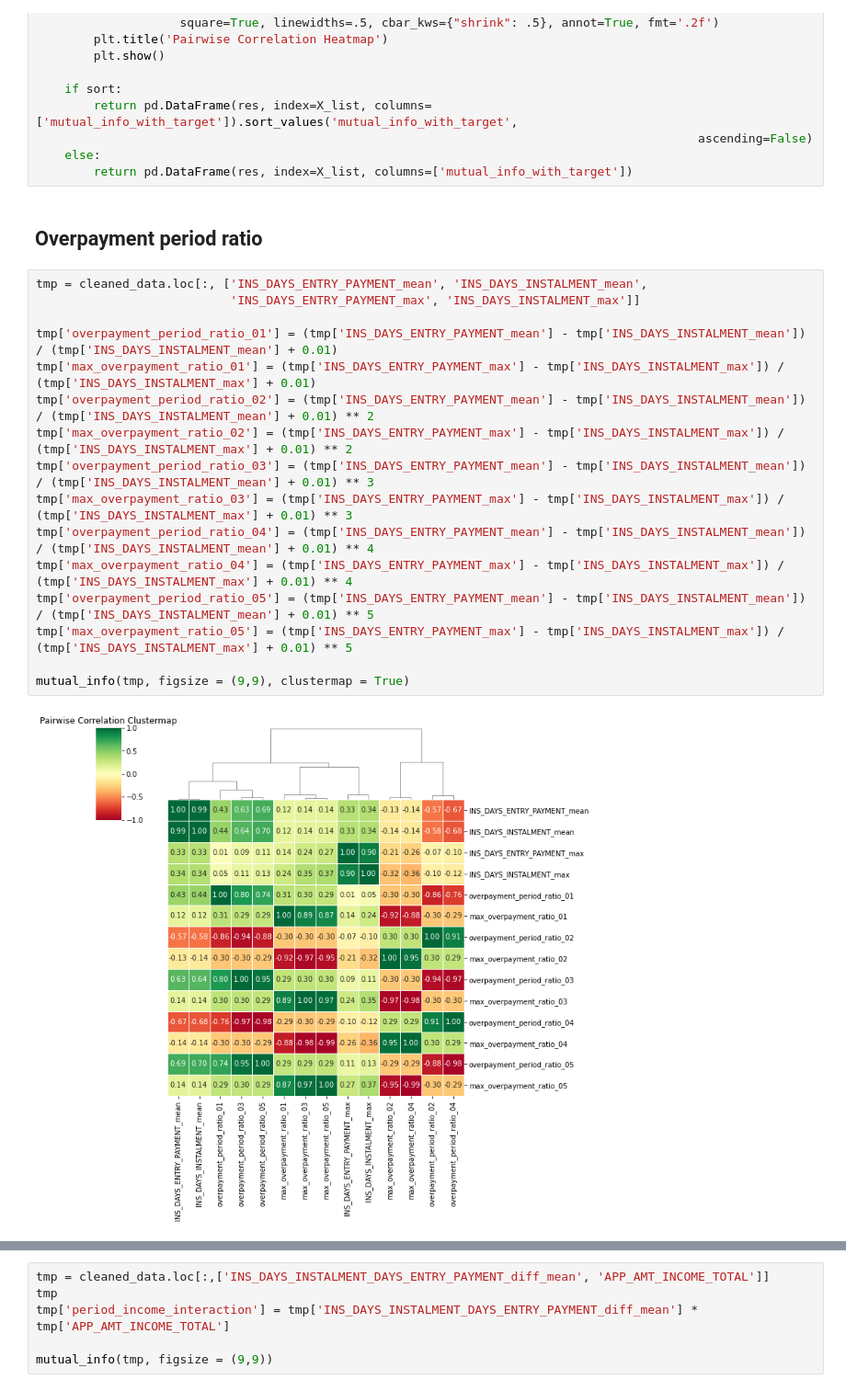
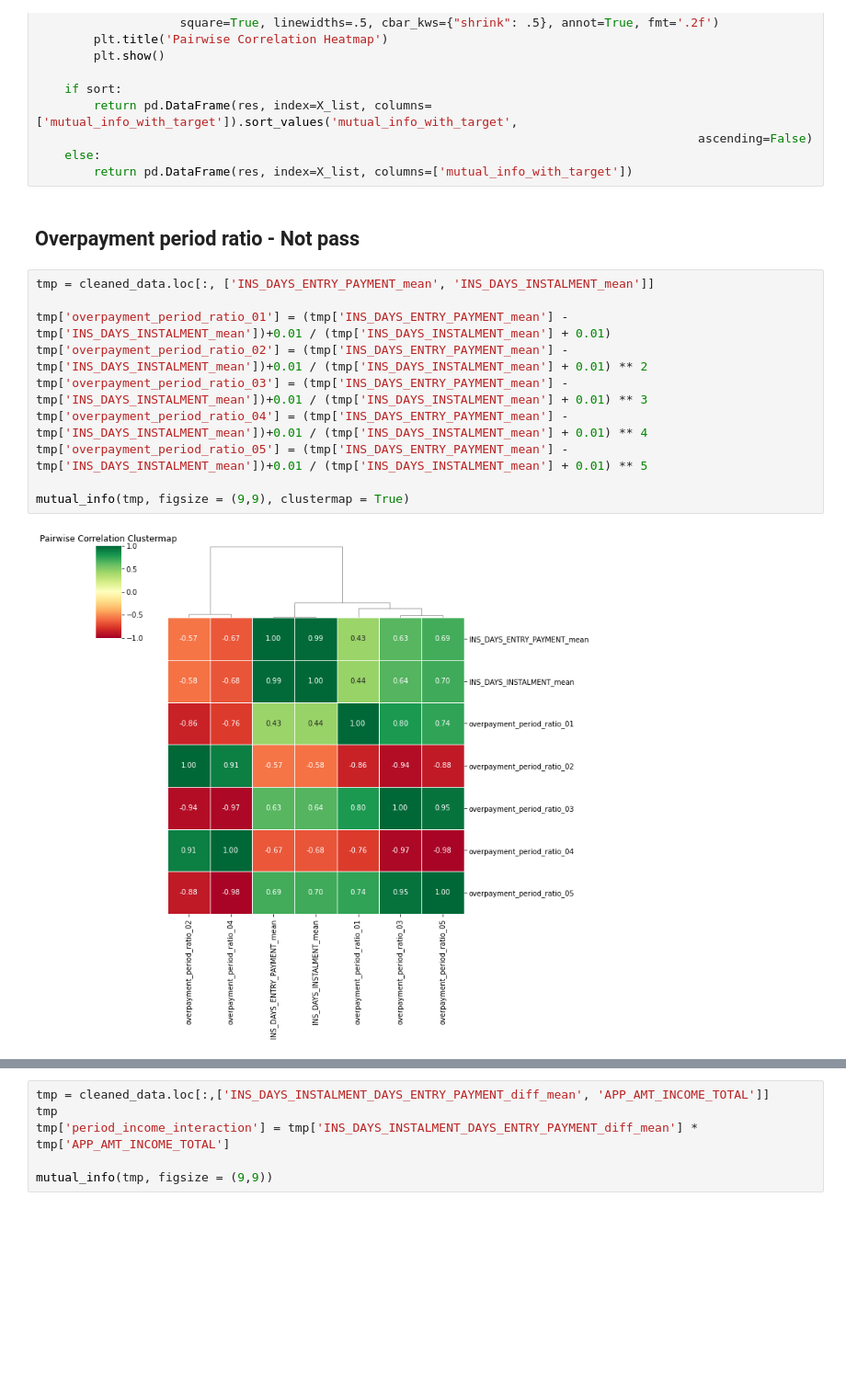
Before and after one commit to FUWENKAI6/MMF_Machine_Learning, a Jupyter notebook: data_EDA_Installment_part.ipynb, the cells around one changed output, grey strips where cells are left out. Shown at 92% size. Cells and saved outputs as stored; diff of their text form; blank space fills up the shorter version.

```diff
--- a/data_EDA_Installment_part.ipynb
+++ b/data_EDA_Installment_part.ipynb
@@ -441,23 +441,17 @@ def mutual_info(data,sort = False,pairwise_corr = True,figsize=(11, 9),clusterma
     else:
         return pd.DataFrame(res, index=X_list, columns=['mutual_info_with_target'])
 # %% [markdown]
-## Overpayment period ratio
+## Overpayment period ratio - Not pass
 # %%
-tmp = cleaned_data.loc[:, ['INS_DAYS_ENTRY_PAYMENT_mean', 'INS_DAYS_INSTALMENT_mean',
-                           'INS_DAYS_ENTRY_PAYMENT_max', 'INS_DAYS_INSTALMENT_max']]
+tmp = cleaned_data.loc[:, ['INS_DAYS_ENTRY_PAYMENT_mean', 'INS_DAYS_INSTALMENT_mean']]
 
-tmp['overpayment_period_ratio_01'] = (tmp['INS_DAYS_ENTRY_PAYMENT_mean'] - tmp['INS_DAYS_INSTALMENT_mean']) / (tmp['INS_DAYS_INSTALMENT_mean'] + 0.01)
-tmp['max_overpayment_ratio_01'] = (tmp['INS_DAYS_ENTRY_PAYMENT_max'] - tmp['INS_DAYS_INSTALMENT_max']) / (tmp['INS_DAYS_INSTALMENT_max'] + 0.01)
-tmp['overpayment_period_ratio_02'] = (tmp['INS_DAYS_ENTRY_PAYMENT_mean'] - tmp['INS_DAYS_INSTALMENT_mean']) / (tmp['INS_DAYS_INSTALMENT_mean'] + 0.01) ** 2
-tmp['max_overpayment_ratio_02'] = (tmp['INS_DAYS_ENTRY_PAYMENT_max'] - tmp['INS_DAYS_INSTALMENT_max']) / (tmp['INS_DAYS_INSTALMENT_max'] + 0.01) ** 2
-tmp['overpayment_period_ratio_03'] = (tmp['INS_DAYS_ENTRY_PAYMENT_mean'] - tmp['INS_DAYS_INSTALMENT_mean']) / (tmp['INS_DAYS_INSTALMENT_mean'] + 0.01) ** 3
-tmp['max_overpayment_ratio_03'] = (tmp['INS_DAYS_ENTRY_PAYMENT_max'] - tmp['INS_DAYS_INSTALMENT_max']) / (tmp['INS_DAYS_INSTALMENT_max'] + 0.01) ** 3
-tmp['overpayment_period_ratio_04'] = (tmp['INS_DAYS_ENTRY_PAYMENT_mean'] - tmp['INS_DAYS_INSTALMENT_mean']) / (tmp['INS_DAYS_INSTALMENT_mean'] + 0.01) ** 4
-tmp['max_overpayment_ratio_04'] = (tmp['INS_DAYS_ENTRY_PAYMENT_max'] - tmp['INS_DAYS_INSTALMENT_max']) / (tmp['INS_DAYS_INSTALMENT_max'] + 0.01) ** 4
-tmp['overpayment_period_ratio_05'] = (tmp['INS_DAYS_ENTRY_PAYMENT_mean'] - tmp['INS_DAYS_INSTALMENT_mean']) / (tmp['INS_DAYS_INSTALMENT_mean'] + 0.01) ** 5
-tmp['max_overpayment_ratio_05'] = (tmp['INS_DAYS_ENTRY_PAYMENT_max'] - tmp['INS_DAYS_INSTALMENT_max']) / (tmp['INS_DAYS_INSTALMENT_max'] + 0.01) ** 5
+tmp['overpayment_period_ratio_01'] = (tmp['INS_DAYS_ENTRY_PAYMENT_mean'] - tmp['INS_DAYS_INSTALMENT_mean'])+0.01 / (tmp['INS_DAYS_INSTALMENT_mean'] + 0.01)
+tmp['overpayment_period_ratio_02'] = (tmp['INS_DAYS_ENTRY_PAYMENT_mean'] - tmp['INS_DAYS_INSTALMENT_mean'])+0.01 / (tmp['INS_DAYS_INSTALMENT_mean'] + 0.01) ** 2
+tmp['overpayment_period_ratio_03'] = (tmp['INS_DAYS_ENTRY_PAYMENT_mean'] - tmp['INS_DAYS_INSTALMENT_mean'])+0.01 / (tmp['INS_DAYS_INSTALMENT_mean'] + 0.01) ** 3
+tmp['overpayment_period_ratio_04'] = (tmp['INS_DAYS_ENTRY_PAYMENT_mean'] - tmp['INS_DAYS_INSTALMENT_mean'])+0.01 / (tmp['INS_DAYS_INSTALMENT_mean'] + 0.01) ** 4
+tmp['overpayment_period_ratio_05'] = (tmp['INS_DAYS_ENTRY_PAYMENT_mean'] - tmp['INS_DAYS_INSTALMENT_mean'])+0.01 / (tmp['INS_DAYS_INSTALMENT_mean'] + 0.01) ** 5
 
 mutual_info(tmp, figsize = (9,9), clustermap = True)
 # %% [output]
-[figure, old version]
+[figure, new version]
 |  | mutual_info_with_target |
```
Also changed, not shown: parts of 26 cells of this notebook.
